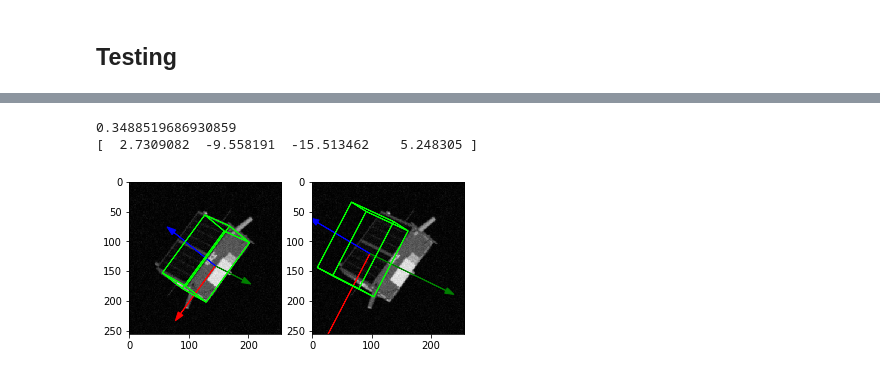
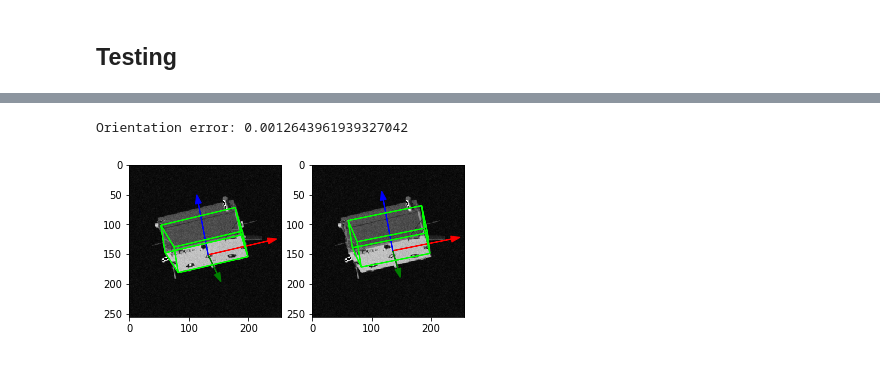
Before and after one commit to jazzalin/spacecraft-pose-estimation, a Jupyter notebook: model/model.ipynb, the cells around one changed output, grey strips where cells are left out. Drawn from its saved outputs; the diff is of its cells as text; code cells hidden in the pictures.

```diff
--- a/model/model.ipynb
+++ b/model/model.ipynb
@@ -30,7 +30,7 @@ sample_transform = transforms.Compose([
 sample_dataset = SpeedDataset(speed_root=dataset_root_dir, annotations_root=annotations_root_dir, transform=None)
 # %%
 i = 895
-img, label = sample_dataset[i]
+img, label, K = sample_dataset[i]
 plt.figure()
 plt.imshow(img)
 print("Bounding box [x_min, y_min, x_max, y_max]: {}".format(label[-4:]))
@@ -263,6 +277,7 @@ class URSONet(nn.Module):
 
         # Translation branch: t = [tx, ty, tz]
         # self.fc_t = nn.Linear(4*4*1024, 3)
+
         self.fc_t1 = nn.Linear(3*3*1024, 1024)
         self.fc_t2 = nn.Linear(1024, 3)
 
@@ -287,14 +302,17 @@ class URSONet(nn.Module):
 
         # q regression
         x_att = F.relu(self.fc_att1(x_att))
-        x_att = self.fc_att2(x_att)
+        x_att = torch.tanh(self.fc_att2(x_att))
+
 
         return x_t, x_att
+        # return x_att
 # %% [markdown]
 ### Training
 # %%
 OVERFIT=False
 TRAINING=True
+BETA=5
 if OVERFIT:
     overfit_net = URSONet()
     if USE_GPU:
@@ -408,12 +490,13 @@ if OVERFIT:
 ## Training
 Training on entire dataset
 # %%
+# NOTE: lr=0.1 was used for origin regression from bbox center
 def get_optimizer(net):
-    optimizer = torch.optim.Adam(net.parameters())
-    # optimizer = torch.optim.SGD(net.parameters(),
-    #                             lr=0.0001,
-    #                             weight_decay=0.0001,
-    #                             momentum=0.9)
+    # optimizer = torch.optim.Adam(net.parameters())
+    optimizer = torch.optim.SGD(net.parameters(),
+                                lr=0.001,
+                                weight_decay=0.0001,
+                                momentum=0.9)
     return optimizer
 # %%
 %%time
@@ -499,30 +605,51 @@ Test error: 0.8438338041305542
 # %%
-# Compare the learned pose to the ground-truth
+# Evaluation
 %matplotlib inline
-idx = 10
-img1, label1 = test_dataset[idx]
-# label1 = test_dataset.dataset.labels[idx]
+idx = 5
+img1, label1, K1 = train_dataset[idx]
+
 if USE_GPU:
     img1 = img1.cuda()
+# att_out = trained_net.forward(img1[None])
 t_out, att_out = trained_net.forward(img1[None])
 t_out = t_out.detach().cpu().numpy()[0]
 att_out = att_out.detach().cpu().numpy()[0]
 img1 = img1.cpu()
 
+# Plotting
 size = (256, 256)
 vectorScaleFactor = 4
 image1, label1 = JointRescrop((256, 256))(tF.to_pil_image(img1), label1.numpy())
+
 fig = plt.figure()
 fig.add_subplot(1, 2, 1)
-training_dataset.visualize(image1, label1, factor=0.6, bbox=True)
+true_origin = training_dataset.visualize(image1, label1, K1, factor=0.6, bbox=True)
 
 fig.add_subplot(1, 2, 2)
+# MRP conversion
 # new_att = mrp_to_q(att_out)
 # test_dataset.dataset.visualize(image1, np.concatenate((new_att, t_out)), bbox=True)
-test_dataset.dataset.visualize(image1, np.concatenate((att_out, t_out)), bbox=True)
-print(np.linalg.norm(t_out - label1[4:7]))
-print(att_out)
+
+# Origin regression from bbox center
+# att_out /= np.linalg.norm(att_out)
+# t_pred_new = origin_reg_conversion(label1, K1, t_out)
+# origin = test_dataset.dataset.visualize(image1, np.concatenate((label1[:4], t_pred_new)), K1, factor=0.6, bbox=True)
+# origin = test_dataset.dataset.visualize(image1, np.concatenate((att_out, t_pred_new)), K1, factor=0.6, bbox=True)
+
+# Standard
+att_out /= np.linalg.norm(att_out)
+# origin = test_dataset.dataset.visualize(image1, np.concatenate((att_out, label1[4:7])), K1, factor=0.6, bbox=True)
+origin = test_dataset.dataset.visualize(image1, np.concatenate((att_out, t_out)), K1, factor=0.6, bbox=True)
+
+# Prediction errors
+# Difference in body frame origin (in image plane)
+# t_error = np.linalg.norm(np.array(true_origin) - np.array(origin))
+
+# Quaternion error
+q_error = 1-np.dot(label1[:4], att_out)**2
+# plt.title("$t_e = {{{}}}$ \n $q_e = {{{}}}$".format(t_error, q_error))
+# print("Translation error: {}".format(t_error))
+print("Orientation error: {}".format(q_error))
 # %% [output]
-0.3488519686930859
-[  2.7309082  -9.558191  -15.513462    5.248305 ]
+Orientation error: 0.0012643961939327042
-[figure, old version]
+[figure, new version]
```
Also changed, not shown: parts of 14 cells of this notebook.
